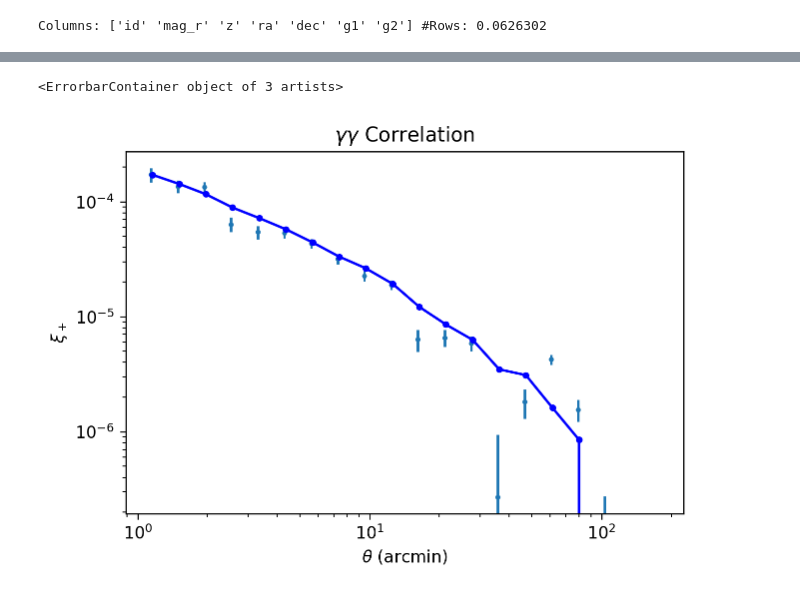
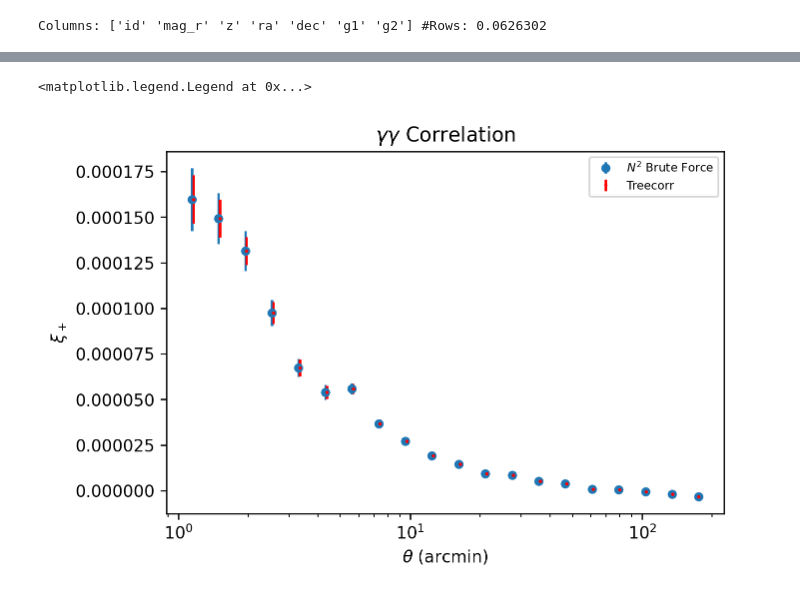
Before and after one commit to cwwalter/seagull-study, a Jupyter notebook: two-point-algorithms.ipynb, the cells around one changed output, grey strips where cells are left out. Saved outputs shown, nothing was run; the diff lists cells and outputs as text; code cells hidden in the pictures.

Commit message:
Fix typo
This finally gets agreements between the brute force and treecorr calculation.

```diff
--- a/two-point-algorithms.ipynb
+++ b/two-point-algorithms.ipynb
@@ -41,7 +40,7 @@ selected = ['id', 'mag_r', 'z', 'ra', 'dec', 'g1', 'g2']
 
 #df = dd.read_parquet(f'{scratch}/parquet-skysim/*.parquet', columns=selected, engine='pyarrow')
 df = dd.read_parquet(f'{scratch}/skysim-sampled', columns=selected, engine='pyarrow')
-df = df.persist()
+#df = df.persist()
 
 print('Columns:', df.columns.values, '#Rows:', df.z.size.compute()/1e9)
 # %% [output]
@@ -50,7 +49,7 @@ Columns: ['id' 'mag_r' 'z' 'ra' 'dec' 'g1' 'g2'] #Rows: 0.0626302
 from scipy.special import comb
 
 #small_area = df.query('40 < ra < 44 and -34 < dec < -30 and mag_r < 26').sample(frac=.008)
-small_area = df.query('0 < ra < 4 and -4 < dec < 0 and mag_r < 26').sample(frac=0.2)
+small_area = df.query('0 < ra < 4 and -4 < dec < 0 and mag_r < 26').sample(frac=0.15).persist()
 
 number_in_sample = small_area.index.size.compute()
 print(f'There are {df.index.size.compute():,d} elements in the Sky Sim')
@@ -81,16 +80,19 @@ separation = angular_separation(ra1, dec1, ra2, dec2)*180/pi*60
 angle = position_angle(ra1, dec1, ra2, dec2).rad
 
 gamma1 = g1_1 + g2_1*1j
-gamma2 = g2_2 + g2_2*1j
+gamma2 = g1_2 + g2_2*1j
 rotation = np.exp(-2j*angle)
 
 gt_1, gc_1 = -(gamma1*rotation).real, -(gamma1*rotation).imag
 gt_2, gc_2 = -(gamma2*rotation).real, -(gamma2*rotation).imag
 
-tt = 2*gt_1*gt_2
-cc = 2*gc_1*gc_2
-tc = 2*gt_1*gc_2
+tt = gt_1*gt_2
+cc = gc_1*gc_2
+tc = gt_1*gc_2
 
 xip = tt + cc
 xim = tt - cc
+
+# Alternatively.  xip is real part of [eqn 32 of https://arxiv.org/pdf/1411.0115.pdf]
+gamma_gamma = gamma1 * gamma2.conjugate()
 # %% [output]
@@ -136,23 +133,24 @@ Wall time: 7.52 s
 # %%
 xip_hist = Hist.new.Reg(20, 1, 200, name='XP', transform=hist.axis.transform.log).Mean()
 xip_hist.fill(separation, sample=xip)
 
 xim_hist = Hist.new.Reg(20, 1, 200, name='XM', transform=hist.axis.transform.log).Mean()
 xim_hist.fill(separation, sample=xim)
 
 centers = xip_hist.axes.centers[0]
 xip_results = xip_hist.view()
 xip_values = xip_results.value
 xip_errors = np.sqrt(xip_results.variance/xip_results.count)
-plt.errorbar(x=centers, y=xip_values, yerr=xip_errors, fmt='.', markersize=4)
+plt.errorbar(x=centers, y=xip_values, yerr=xip_errors, fmt='.', markersize=9, label='$N^2$ Brute Force')
 
 plt.title('$\gamma \gamma$ Correlation')
 plt.xscale('log')
-plt.yscale('log')
+#plt.yscale('log')
 #plt.ylim(bottom=0.5e-6)
 plt.ylabel(r'$\xi_+$')
 plt.xlabel(r'$\theta$ (arcmin)')
-plt.errorbar(gg.meanr, gg.xip, yerr=np.sqrt(gg.varxip), color='blue',marker='.')
+plt.errorbar(gg.meanr, gg.xip, yerr=np.sqrt(gg.varxip), color='red',marker='.',markersize=2, ls='none', label='Treecorr')
+plt.legend(prop={'size': 7})
 # %% [output]
-<ErrorbarContainer object of 3 artists>
+<matplotlib.legend.Legend at 0x...>
-[figure, old version]
+[figure, new version]
```
Also changed, not shown: parts of 6 cells of this notebook.
